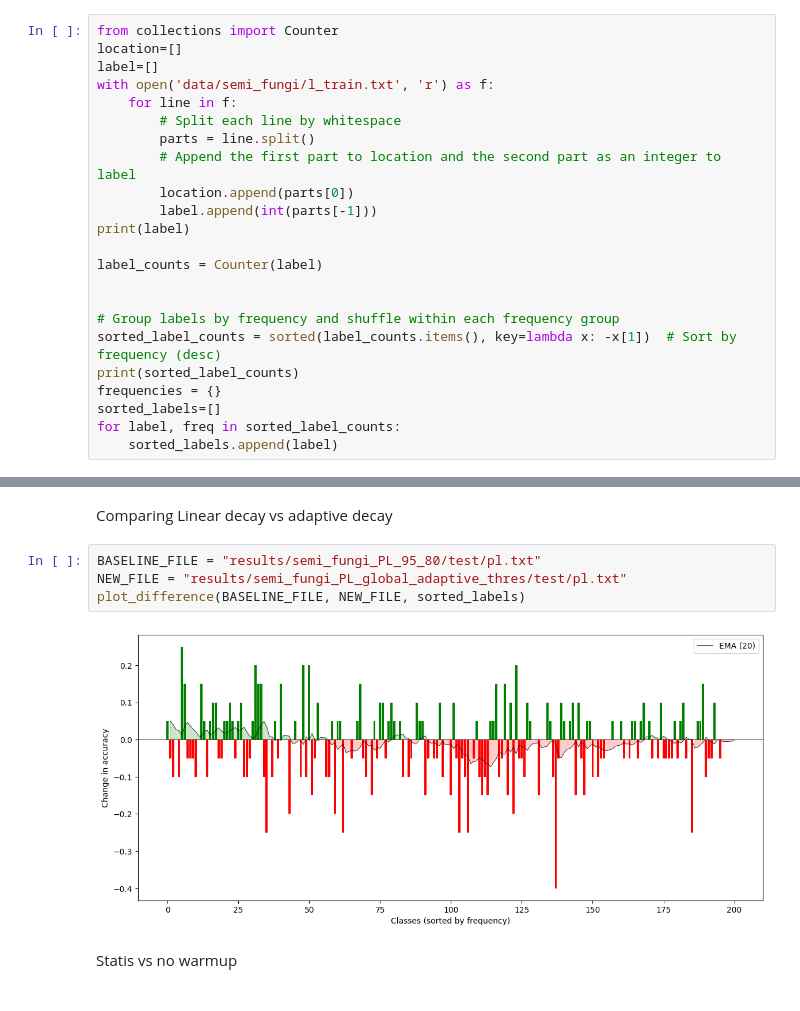
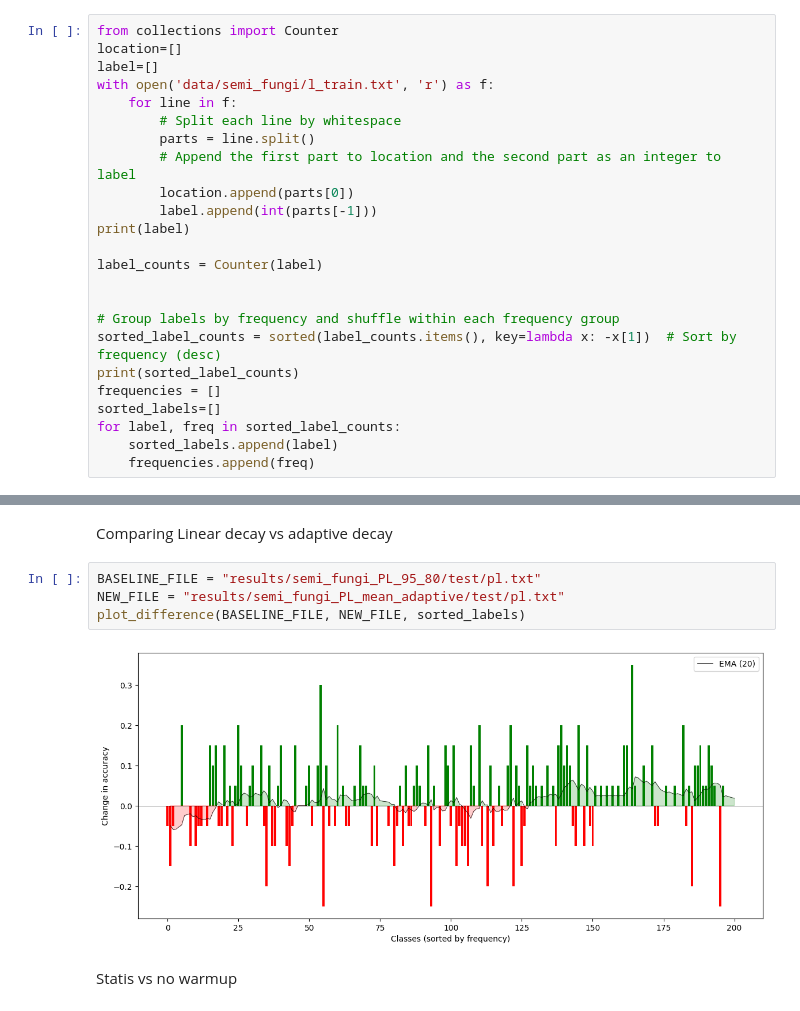
Before and after one commit to Self-Supervised-Learning-CS685/ssl-evaluation, a Jupyter notebook: inference_results.ipynb, the cells around one changed output, grey strips where cells are left out. Cells and saved outputs as stored; diff of their text form.

Commit message:
Add mean results

```diff
--- a/inference_results.ipynb
+++ b/inference_results.ipynb
@@ -26,10 +26,11 @@ label_counts = Counter(label)
 # Group labels by frequency and shuffle within each frequency group
 sorted_label_counts = sorted(label_counts.items(), key=lambda x: -x[1])  # Sort by frequency (desc)
 print(sorted_label_counts)
-frequencies = {}
+frequencies = []
 sorted_labels=[]
 for label, freq in sorted_label_counts:
     sorted_labels.append(label)
+    frequencies.append(freq)
 # %% [output]
 [0, 0, 0, 0, 0, 0, 0, 0, 0, 0, 0, 0, 1, 1, 1, 1, 1, 1, 1, 1, 1, 1, 1, 1, 1, 1, 1, 1, 1, 1, 1, 1, 2, 2, 2, 2, 2, 2, 2, 2, 2, 2, 2, 2, 2, 2, 2, 2, 2, 2, 2, 2, 2, 2, 3, 3, 3, 3, 3, 3, 3, 3, 3, 3, 4, 4, 4 ...
 [(67, 78), (25, 59), (174, 53), (27, 52), (164, 51), (146, 48), (57, 47), (19, 43), (31, 43), (122, 43), (108, 41), (60, 39), (183, 39), (145, 38), (21, 36), (47, 35), (142, 35), (16, 34), (128, 34),  ...
@@ -120,10 +127,10 @@ plot_difference(BASELINE_FILE, NEW_FILE, sorted_labels)
 Comparing Linear decay vs adaptive decay
 # %%
 BASELINE_FILE = "results/semi_fungi_PL_95_80/test/pl.txt"
-NEW_FILE = "results/semi_fungi_PL_global_adaptive_thres/test/pl.txt"
+NEW_FILE = "results/semi_fungi_PL_mean_adaptive/test/pl.txt"
 plot_difference(BASELINE_FILE, NEW_FILE, sorted_labels)
 # %% [output]
-[figure, old version]
+[figure, new version]
 # %% [markdown]
 Statis vs no warmup
 # %%
```
Also changed, not shown: parts of 1 cell of this notebook, 6 other files.
